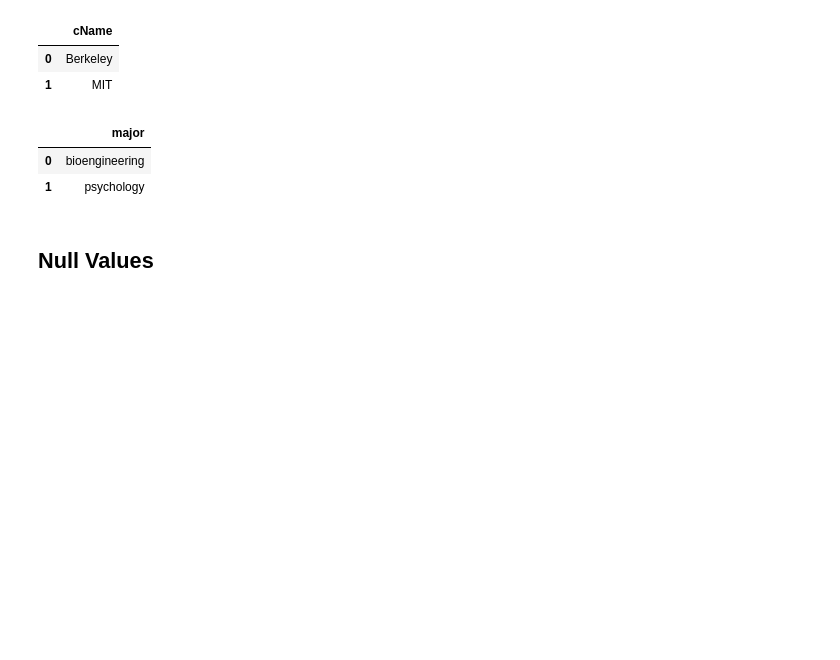
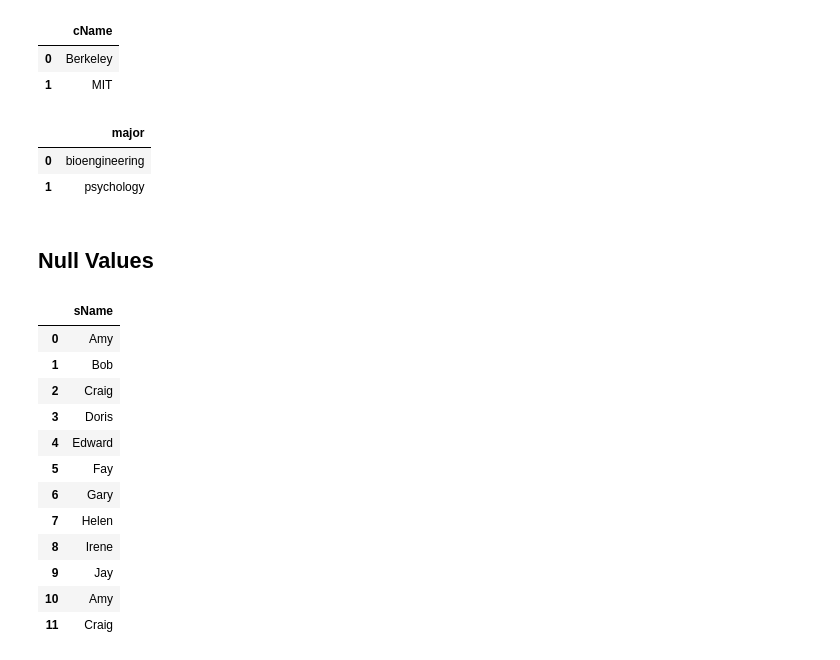
Before and after one commit to OniSlayer/standford_sql_notes, a Jupyter notebook: stanford_sql_notes.ipynb, the cells around one changed output. Drawn from its saved outputs; the diff is of its cells as text; code cells hidden in the pictures; blank space fills up the shorter version.

```diff
--- a/stanford_sql_notes.ipynb
+++ b/stanford_sql_notes.ipynb
@@ -978,0 +985,25 @@ run_query('''
+# %%
+# The where clause can evaluate each condition to either true, false or unknown. When a condition is being
+# evaluated on a null value, then the resul will be 'unknown' and won't appear in the final relation
+
+run_query('''
+    select sName
+    from Student
+    where GPA > 3 or GPA <= 3
+''')
+
+# The rows having kevin and lori will be evaluated to 'unknown', therefore don't appear on the final relation
+# %% [output]
+|  | sName |
+| 0 | Amy |
+| 1 | Bob |
+| 2 | Craig |
+| 3 | Doris |
+| 4 | Edward |
+| 5 | Fay |
+| 6 | Gary |
+| 7 | Helen |
+| 8 | Irene |
+| 9 | Jay |
+| 10 | Amy |
+| 11 | Craig |
```
Also changed, not shown: parts of 2 cells of this notebook, 2 other files.
